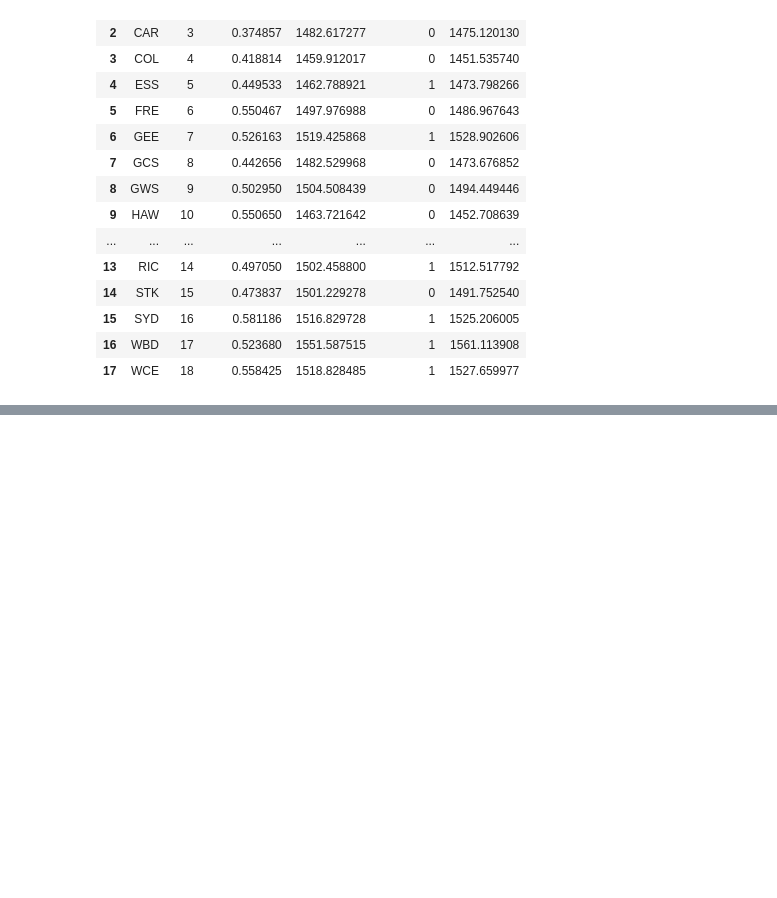
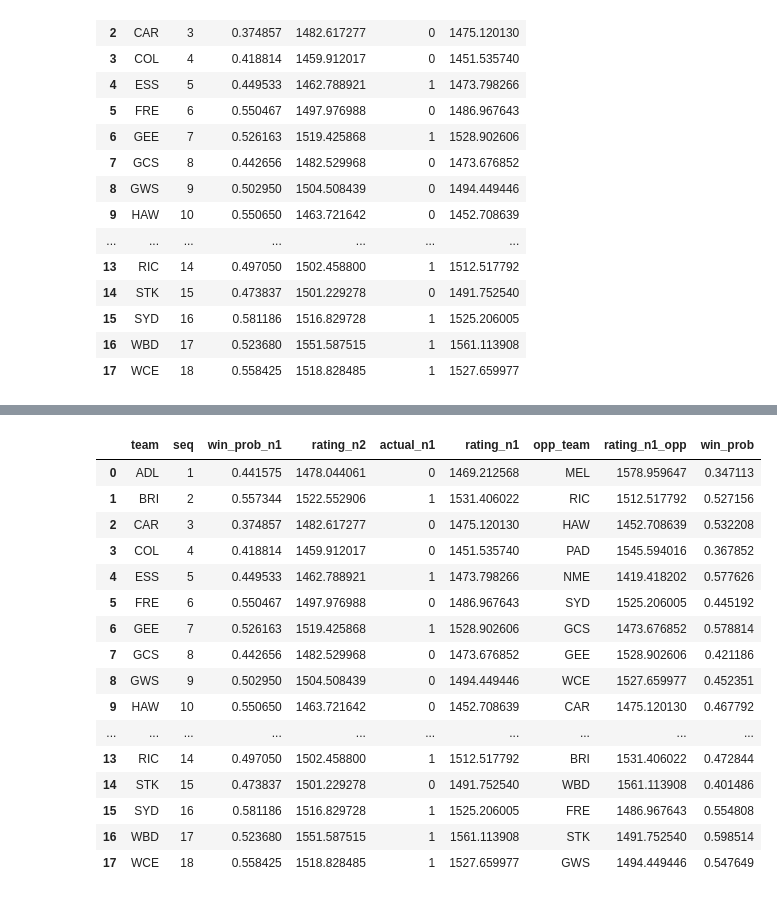
Before and after one commit to stevegabriel1/afl_elo_ratings, a Jupyter notebook: basic_version_20210522.ipynb, the cells around one changed output, grey strips where cells are left out. Drawn from its saved outputs; the diff is of its cells as text; code cells hidden in the pictures; blank space fills up the shorter version.

```diff
--- a/basic_version_20210522.ipynb
+++ b/basic_version_20210522.ipynb
@@ -1350,3 +1350,8 @@ rframe
 | 15 | SYD | 16 | 0.581186 | 1516.829728 | 1 | 1525.206005 |
 | 16 | WBD | 17 | 0.523680 | 1551.587515 | 1 | 1561.113908 |
 | 17 | WCE | 18 | 0.558425 | 1518.828485 | 1 | 1527.659977 |
+# %%
+contests = rframe
+# Create opposition team rating column for R9:
+contests['opp_team'] = ['MEL','RIC','HAW','PAD','NME','SYD','GCS','GEE','WCE','CAR','ADL','ESS','COL','BRI','WBD','FRE','STK','GWS']
+contests.columns
@@ -1352,0 +1362,9 @@ rframe
+# %%
+# create seperate lookup table which is a subset of contests:
+lookup_vals = contests[['team','rating_n1']]
+lookup_vals.columns = ['opp_team','rating_n1_opp']
+# %%
+joined = pd.merge(contests,
+                      lookup_vals,
+                      on ='opp_team',
+                      how ='left')
@@ -1352,0 +1391,22 @@ rframe
+# %%
+## Now the formula for win probability can be applied row by row:
+joined['win_prob'] = 1/(1 + (10**((joined['rating_n1_opp'] - joined['rating_n1'])/400)))
+joined
+# %% [output]
+|  | team | seq | win_prob_n1 | rating_n2 | actual_n1 | rating_n1 | opp_team | rating_n1_opp | win_prob |
+| 0 | ADL | 1 | 0.441575 | 1478.044061 | 0 | 1469.212568 | MEL | 1578.959647 | 0.347113 |
+| 1 | BRI | 2 | 0.557344 | 1522.552906 | 1 | 1531.406022 | RIC | 1512.517792 | 0.527156 |
+| 2 | CAR | 3 | 0.374857 | 1482.617277 | 0 | 1475.120130 | HAW | 1452.708639 | 0.532208 |
+| 3 | COL | 4 | 0.418814 | 1459.912017 | 0 | 1451.535740 | PAD | 1545.594016 | 0.367852 |
+| 4 | ESS | 5 | 0.449533 | 1462.788921 | 1 | 1473.798266 | NME | 1419.418202 | 0.577626 |
+| 5 | FRE | 6 | 0.550467 | 1497.976988 | 0 | 1486.967643 | SYD | 1525.206005 | 0.445192 |
+| 6 | GEE | 7 | 0.526163 | 1519.425868 | 1 | 1528.902606 | GCS | 1473.676852 | 0.578814 |
+| 7 | GCS | 8 | 0.442656 | 1482.529968 | 0 | 1473.676852 | GEE | 1528.902606 | 0.421186 |
+| 8 | GWS | 9 | 0.502950 | 1504.508439 | 0 | 1494.449446 | WCE | 1527.659977 | 0.452351 |
+| 9 | HAW | 10 | 0.550650 | 1463.721642 | 0 | 1452.708639 | CAR | 1475.120130 | 0.467792 |
+| ... | ... | ... | ... | ... | ... | ... | ... | ... | ... |
+| 13 | RIC | 14 | 0.497050 | 1502.458800 | 1 | 1512.517792 | BRI | 1531.406022 | 0.472844 |
+| 14 | STK | 15 | 0.473837 | 1501.229278 | 0 | 1491.752540 | WBD | 1561.113908 | 0.401486 |
+| 15 | SYD | 16 | 0.581186 | 1516.829728 | 1 | 1525.206005 | FRE | 1486.967643 | 0.554808 |
+| 16 | WBD | 17 | 0.523680 | 1551.587515 | 1 | 1561.113908 | STK | 1491.752540 | 0.598514 |
+| 17 | WCE | 18 | 0.558425 | 1518.828485 | 1 | 1527.659977 | GWS | 1494.449446 | 0.547649 |
```
Also changed, not shown: parts of 3 cells of this notebook.
